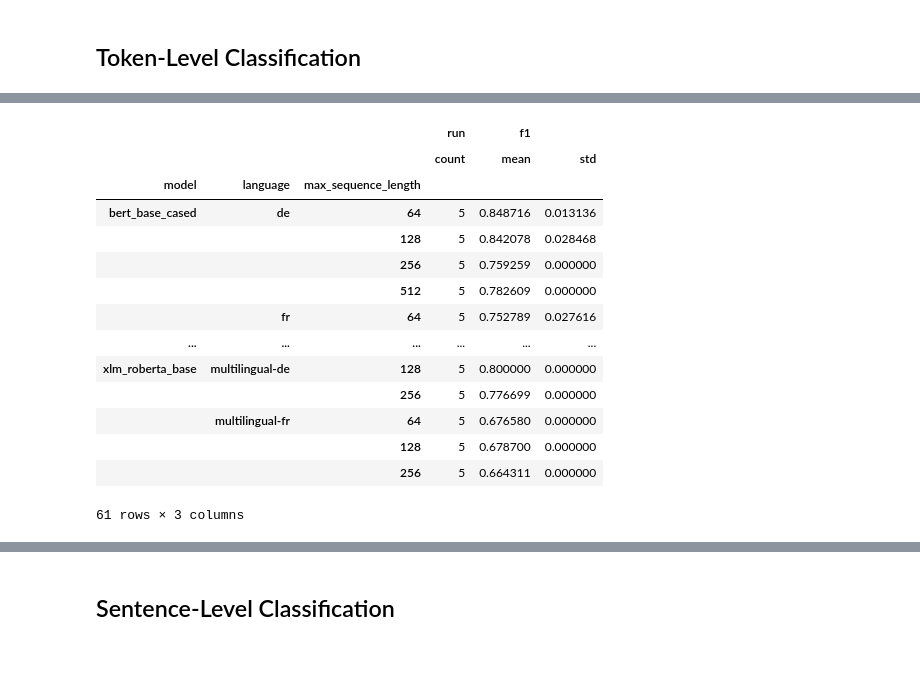
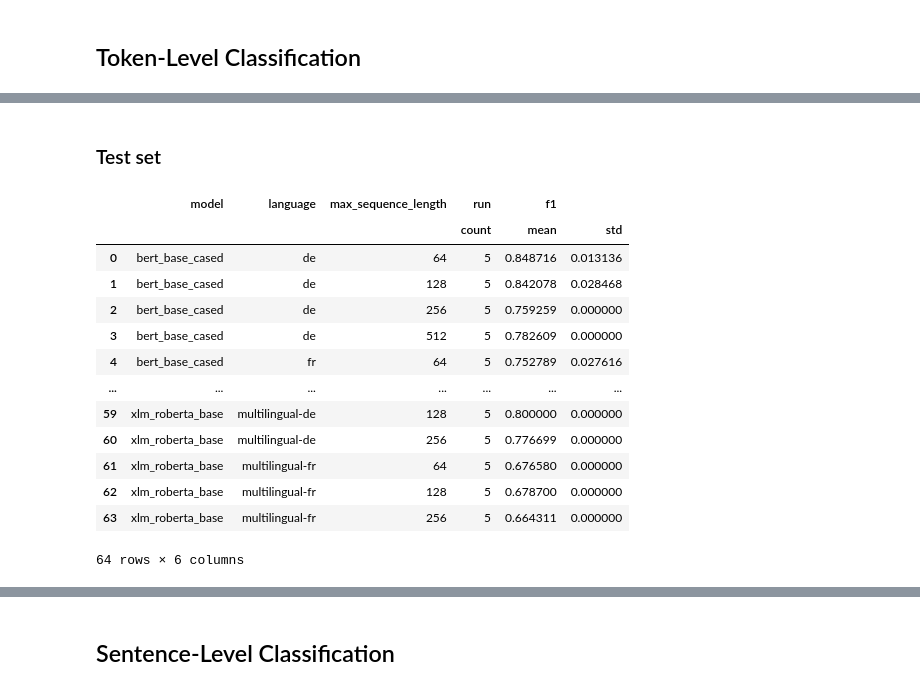
Before and after one commit to impresso/newsagency-classification, a Jupyter notebook: notebooks/model_evaluations.ipynb, the cells around one changed output, grey strips where cells are left out. Drawn from its saved outputs; the diff is of its cells as text; code cells hidden in the pictures; blank space fills up the shorter version.

```diff
--- a/notebooks/model_evaluations.ipynb
+++ b/notebooks/model_evaluations.ipynb
@@ -11,5 +11,5 @@ import matplotlib.pyplot as plt
 import matplotlib.patches as mpatches
 import shutil
 # %%
-MODEL_OUTPUT = "experiments/"
+MODEL_OUTPUT = "experiments_old/"
 # %%
@@ -59,19 +97,0 @@ def parse_all_class_reports(report_list):
-# %%
-#check which results have (not) been stored per model
-no_results = []
-no_pred = []
-no_res_pred = []
-
-for model in os.listdir(MODEL_OUTPUT):
-    model_path = os.path.join(MODEL_OUTPUT, model)
-    if os.path.isdir(model_path):
-        results = [x for x in os.listdir(model_path) if "results" in x]
-        predictions = [x for x in os.listdir(model_path) if "_pred" in x]
-        if len(results) == 0:
-            if len(predictions) == 0:
-                no_res_pred.append(model)
-            else:
-                no_results.append(model)
-        else:
-            if len(predictions) == 0:
-                no_pred.append(model)
@@ -85,10 +97,0 @@ no_res_pred
-# %%
-#delete folders which only contain the logfile (model was instantiated but not run)
-for model in os.listdir(MODEL_OUTPUT):
-    model_path = os.path.join(MODEL_OUTPUT, model)
-    if os.path.isdir(model_path):
-        if len([x for x in os.listdir(model_path)]) == 2: #logfile and label map
-            print("Deleting model folder:", model)
-            #os.remove(os.path.join(model_path, "logging.log"))
-            #os.remove(os.path.join(model_path, "label_map.json"))
-            #os.rmdir(model_path)
@@ -169,21 +316,22 @@ Was not able to get results for model: model_dbmdz_bert_base_historic_multilingu
+# %% [markdown]
+### Test set
 # %%
 ne_test = ne_global_metrics.loc[(ne_global_metrics["set"]=="test") &
                                     ne_global_metrics["run"].notna()]
-grouped_ne_test = ne_test.groupby(["model", "language", "max_sequence_length"]).agg({"run": "count", "f1": [np.mean, np.std]})
+grouped_ne_test = ne_test.groupby(["model", "language", "max_sequence_length"]).agg({"run": "count", "f1": [np.mean, np.std]}).reset_index()
 grouped_ne_test
 # %% [output]
-|  |  |  | run | f1 |  |
-|  |  |  | count | mean | std |
-| model | language | max_sequence_length |  |  |  |
-| bert_base_cased | de | 64 | 5 | 0.848716 | 0.013136 |
-|  |  | 128 | 5 | 0.842078 | 0.028468 |
-|  |  | 256 | 5 | 0.759259 | 0.000000 |
-|  |  | 512 | 5 | 0.782609 | 0.000000 |
-|  | fr | 64 | 5 | 0.752789 | 0.027616 |
-| ... | ... | ... | ... | ... | ... |
-| xlm_roberta_base | multilingual-de | 128 | 5 | 0.800000 | 0.000000 |
-|  |  | 256 | 5 | 0.776699 | 0.000000 |
-|  | multilingual-fr | 64 | 5 | 0.676580 | 0.000000 |
-|  |  | 128 | 5 | 0.678700 | 0.000000 |
-|  |  | 256 | 5 | 0.664311 | 0.000000 |
+|  | model | language | max_sequence_length | run | f1 |  |
+|  |  |  |  | count | mean | std |
+| 0 | bert_base_cased | de | 64 | 5 | 0.848716 | 0.013136 |
+| 1 | bert_base_cased | de | 128 | 5 | 0.842078 | 0.028468 |
+| 2 | bert_base_cased | de | 256 | 5 | 0.759259 | 0.000000 |
+| 3 | bert_base_cased | de | 512 | 5 | 0.782609 | 0.000000 |
+| 4 | bert_base_cased | fr | 64 | 5 | 0.752789 | 0.027616 |
+| ... | ... | ... | ... | ... | ... | ... |
+| 59 | xlm_roberta_base | multilingual-de | 128 | 5 | 0.800000 | 0.000000 |
+| 60 | xlm_roberta_base | multilingual-de | 256 | 5 | 0.776699 | 0.000000 |
+| 61 | xlm_roberta_base | multilingual-fr | 64 | 5 | 0.676580 | 0.000000 |
+| 62 | xlm_roberta_base | multilingual-fr | 128 | 5 | 0.678700 | 0.000000 |
+| 63 | xlm_roberta_base | multilingual-fr | 256 | 5 | 0.664311 | 0.000000 |
-61 rows × 3 columns
+64 rows × 6 columns
```
Also changed, not shown: parts of 51 cells of this notebook, 2 other files.
